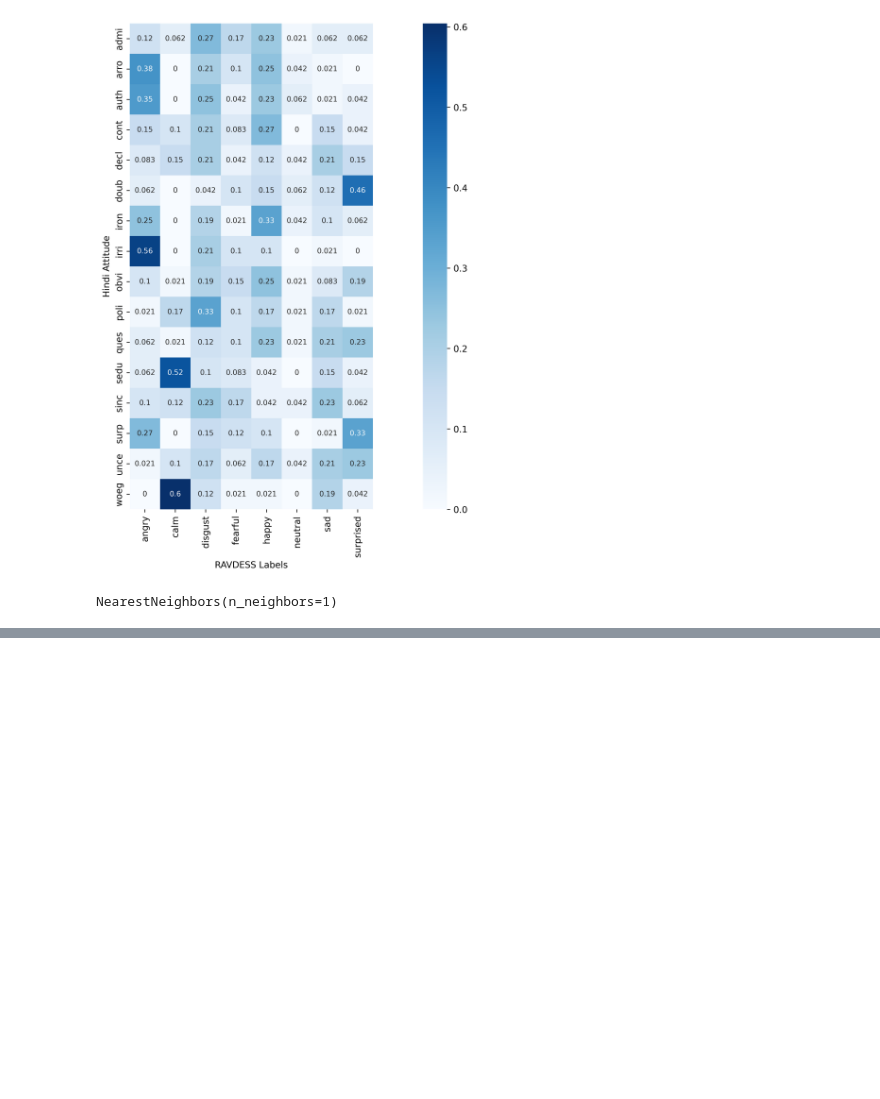
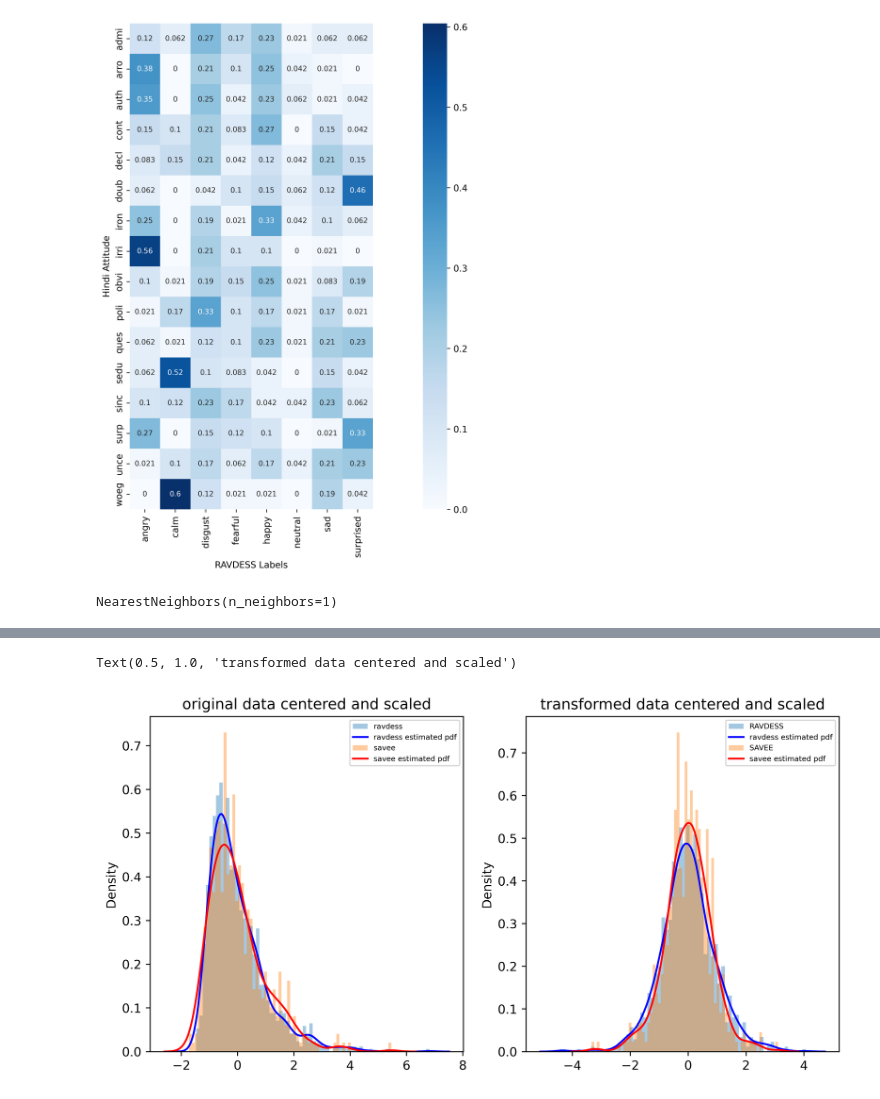
Before and after one commit to Rohit01-zoey/Speech-Emotion-Detection, a Jupyter notebook: code/mmde.ipynb, the cells around one changed output, grey strips where cells are left out. Drawn from its saved outputs; the diff is of its cells as text; code cells hidden in the pictures; blank space fills up the shorter version.

```diff
--- a/code/mmde.ipynb
+++ b/code/mmde.ipynb
@@ -470,0 +522,8 @@ sns.heatmap(df_labels_new_comp/df_labels_new_comp.sum(axis=1)[:, np.newaxis], cm
+# %%
+X_a = np.dot(np.dot(X_s, X_s.T), X_t)
+# %%
+X_ravdess_transformed = np.dot(X_ravdess_norm, X_a)
+X_savee_transformed = np.dot(X_savee_norm, X_t)
+# %%
+neigh = NearestNeighbors(n_neighbors=1)
+neigh.fit(X_ravdess_transformed)
@@ -470,0 +542,5 @@ sns.heatmap(df_labels_new_comp/df_labels_new_comp.sum(axis=1)[:, np.newaxis], cm
+# %%
+import seaborn as sns
+plt.rcParams['figure.dpi'] = 600
+plt.figure(figsize=(20,10))
+sns.heatmap(df_labels_new_comp/df_labels_new_comp.sum(axis=1)[:, np.newaxis], cmap="Blues",square= True, annot=True, annot_kws={'size': 8})
@@ -470,0 +550,21 @@ sns.heatmap(df_labels_new_comp/df_labels_new_comp.sum(axis=1)[:, np.newaxis], cm
+# %%
+ind = 30
+plt.figure(figsize = (10, 5))
+plt.suptitle("Comparison of distributions of the RAVDESS and SAVEE datasets")
+plt.subplot(1,2,1)
+plt.hist(X_ravdess_norm_wo[:, ind], bins=70, density=True, alpha = 0.4, label = "ravdess");
+sns.kdeplot(X_ravdess_norm_wo[:, ind], color = 'b', label = "ravdess estimated pdf")
+plt.hist(X_savee_norm_wo[:, ind], bins=70, density=True, alpha = 0.4, label = "savee");
+sns.kdeplot(X_savee_norm_wo[:, ind], color = 'r', label = "savee estimated pdf")
+plt.legend(fontsize = 6)
+plt.title("original data centered and scaled")
+plt.subplot(1,2,2)
+plt.hist(X_ravdess_transformed[:, ind],  bins=70, density=True, alpha = 0.4, label = "RAVDESS");
+sns.kdeplot(X_ravdess_transformed[:, ind], color = 'b', label = "ravdess estimated pdf")
+plt.hist(X_savee_transformed[:, ind], bins=70, density=True, alpha = 0.4, label = "SAVEE");
+sns.kdeplot(X_savee_transformed[:, ind], color = 'r', label = "savee estimated pdf")
+plt.legend(fontsize = 6)
+plt.title("transformed data centered and scaled")
+# %% [output]
+Text(0.5, 1.0, 'transformed data centered and scaled')
+[figure, added]
```
Also changed, not shown: parts of 28 cells of this notebook.
